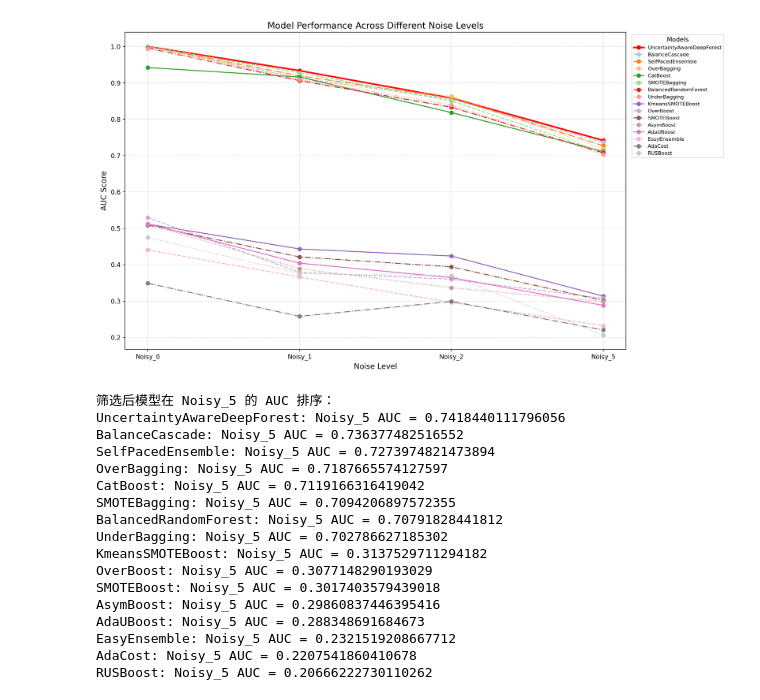
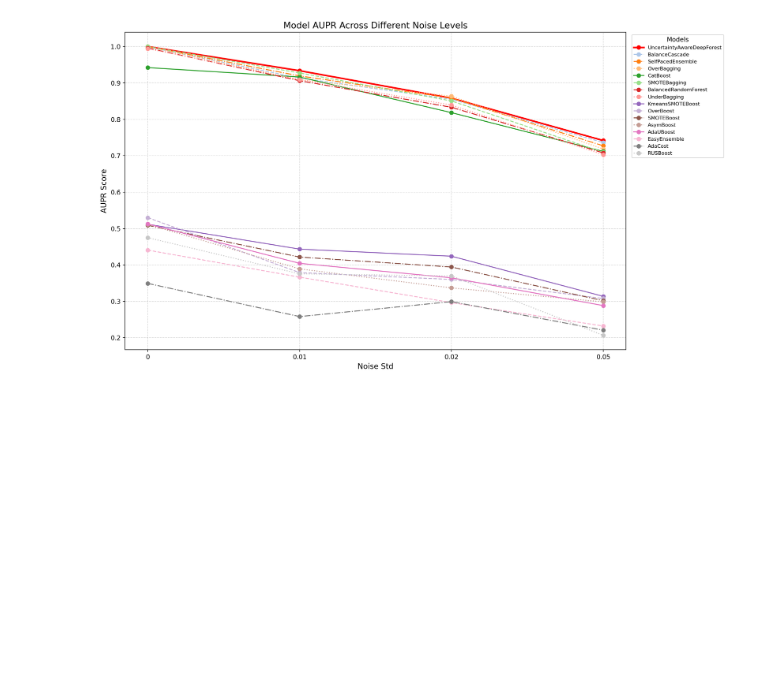
Before and after one commit to papazhu1/DGBDF, a Jupyter notebook: model/compared_in_circle_noisy_1.ipynb, the cells around one changed output. Drawn from its saved outputs; the diff is of its cells as text; code cells hidden in the pictures; blank space fills up the shorter version.

```diff
--- a/model/compared_in_circle_noisy_1.ipynb
+++ b/model/compared_in_circle_noisy_1.ipynb
@@ -520,59 +355,39 @@ else:
         if scores[-1] is not None and scores[-1] <= uadf_auc
     }
 
 # 对筛选后的模型按照 Noisy_5 AUC 排序
 final_scores = [(model, scores[-1]) for model, scores in filtered_performance.items()]
 sorted_models = sorted(final_scores, key=lambda x: x[1], reverse=True)
 
+# 修改 x 轴标签为指定的值
+new_x_labels = ["0", "0.01", "0.02", "0.05"]
+
 # 绘制性能折线图
 plt.figure(figsize=(14, 8), dpi=200)
-x_labels = ["Noisy_0", "Noisy_1", "Noisy_2", "Noisy_5"]
 
 # 定义颜色和线条样式
 linestyles = ['-', '--', '-.', ':']
 colors = plt.cm.tab20.colors  # 颜色从 tab20 调色板选取
 highlight_model = "UncertaintyAwareDeepForest"
 
 # 按排序后的顺序绘图
 for i, (model, _) in enumerate(sorted_models):
     scores = performance_results[model]
     if any(score is not None for score in scores):
         valid_scores = [score if score is not None else np.nan for score in scores]
         linestyle = linestyles[i % len(linestyles)]
         color = colors[i % len(colors)]
         if model == highlight_model:
-            plt.plot(x_labels, valid_scores, marker='o', linestyle='-', linewidth=2.5, label=model, color="red")
+            plt.plot(new_x_labels, valid_scores, marker='o', linestyle='-', linewidth=2.5, label=model, color="red")
         else:
-            plt.plot(x_labels, valid_scores, marker='o', linestyle=linestyle, label=model, color=color)
+            plt.plot(new_x_labels, valid_scores, marker='o', linestyle=linestyle, label=model, color=color)
 
-plt.title("Model Performance Across Different Noise Levels", fontsize=14)
-plt.xlabel("Noise Level", fontsize=12)
-plt.ylabel("AUC Score", fontsize=12)
+plt.title("Model AUPR Across Different Noise Levels", fontsize=14)
+plt.xlabel("Noise Std", fontsize=12)
+plt.ylabel("AUPR Score", fontsize=12)
 plt.grid(True, linestyle='--', alpha=0.5)  # 添加网格线
 plt.legend(loc='upper right', bbox_to_anchor=(1.2, 1), title="Models", fontsize=8)
 plt.tight_layout()
 plt.show()
-
-# 输出筛选后排序的模型
-print("筛选后模型在 Noisy_5 的 AUC 排序：")
-for model, score in sorted_models:
-    print(f"{model}: Noisy_5 AUC = {score}")
 # %% [output]
-[figure, old version]
+[figure, new version]
-筛选后模型在 Noisy_5 的 AUC 排序：
-UncertaintyAwareDeepForest: Noisy_5 AUC = 0.7418440111796056
-BalanceCascade: Noisy_5 AUC = 0.736377482516552
-SelfPacedEnsemble: Noisy_5 AUC = 0.7273974821473894
-OverBagging: Noisy_5 AUC = 0.7187665574127597
-CatBoost: Noisy_5 AUC = 0.7119166316419042
-SMOTEBagging: Noisy_5 AUC = 0.7094206897572355
-BalancedRandomForest: Noisy_5 AUC = 0.70791828441812
-UnderBagging: Noisy_5 AUC = 0.702786627185302
-KmeansSMOTEBoost: Noisy_5 AUC = 0.3137529711294182
-OverBoost: Noisy_5 AUC = 0.3077148290193029
-SMOTEBoost: Noisy_5 AUC = 0.3017403579439018
-AsymBoost: Noisy_5 AUC = 0.29860837446395416
-AdaUBoost: Noisy_5 AUC = 0.288348691684673
-EasyEnsemble: Noisy_5 AUC = 0.2321519208667712
-AdaCost: Noisy_5 AUC = 0.2207541860410678
-RUSBoost: Noisy_5 AUC = 0.20666222730110262
```
Also changed, not shown: parts of 6 cells of this notebook, 26 other files.
